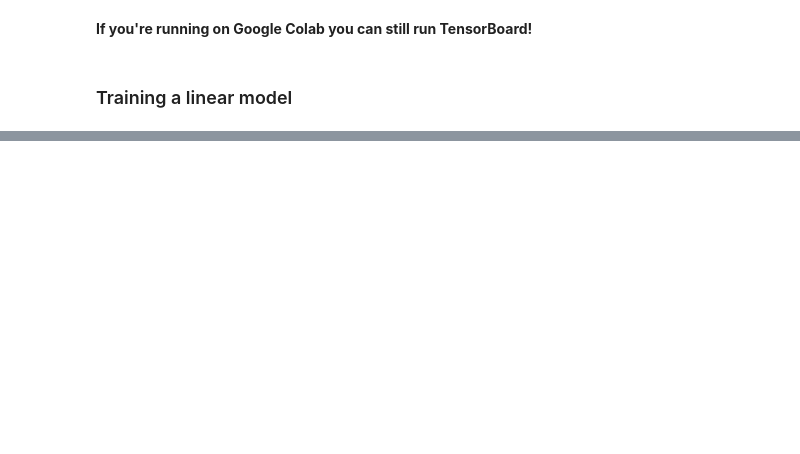
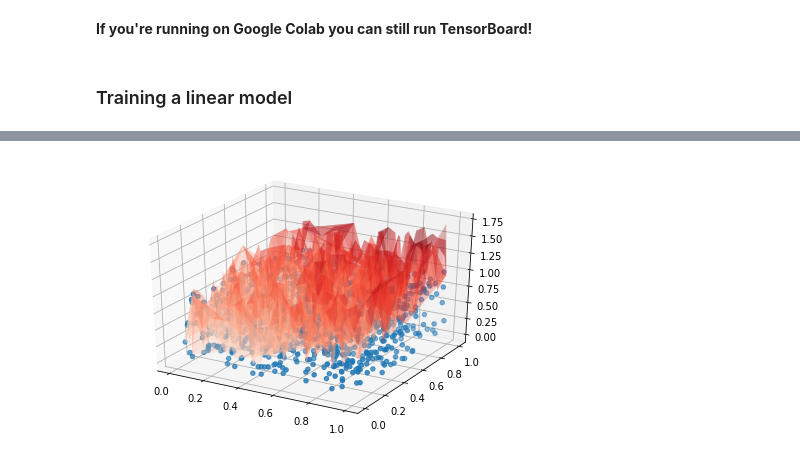
Before and after one commit to EmanuelFontelles/advancedMachineLearningSpecialization, a Jupyter notebook: intro-to-dl/week2/tensorflow_examples_from_video.ipynb, the cells around one changed output, grey strips where cells are left out. Saved outputs shown, nothing was run; the diff lists cells and outputs as text; code cells hidden in the pictures; blank space fills up the shorter version.

Commit message:
added 3d plot

```diff
--- a/intro-to-dl/week2/tensorflow_examples_from_video.ipynb
+++ b/intro-to-dl/week2/tensorflow_examples_from_video.ipynb
@@ -159,0 +204,13 @@ w.T
+# %%
+pred = x @ curr_weights
+# %%
+import matplotlib.pyplot as plt
+from mpl_toolkits.mplot3d import Axes3D
+fig = plt.figure()
+ax = fig.add_subplot(111, projection='3d')
+
+ax.scatter(x[:, 0], x[:, 1], x[:, 2])
+ax.plot_trisurf(x[:, 0].tolist(), x[:, 1].tolist(), pred[:,0], alpha=0.3, cmap=plt.cm.Reds)
+fig.tight_layout()
+# %% [output]
+[figure, added]
```
Also changed, not shown: parts of 9 cells of this notebook.
